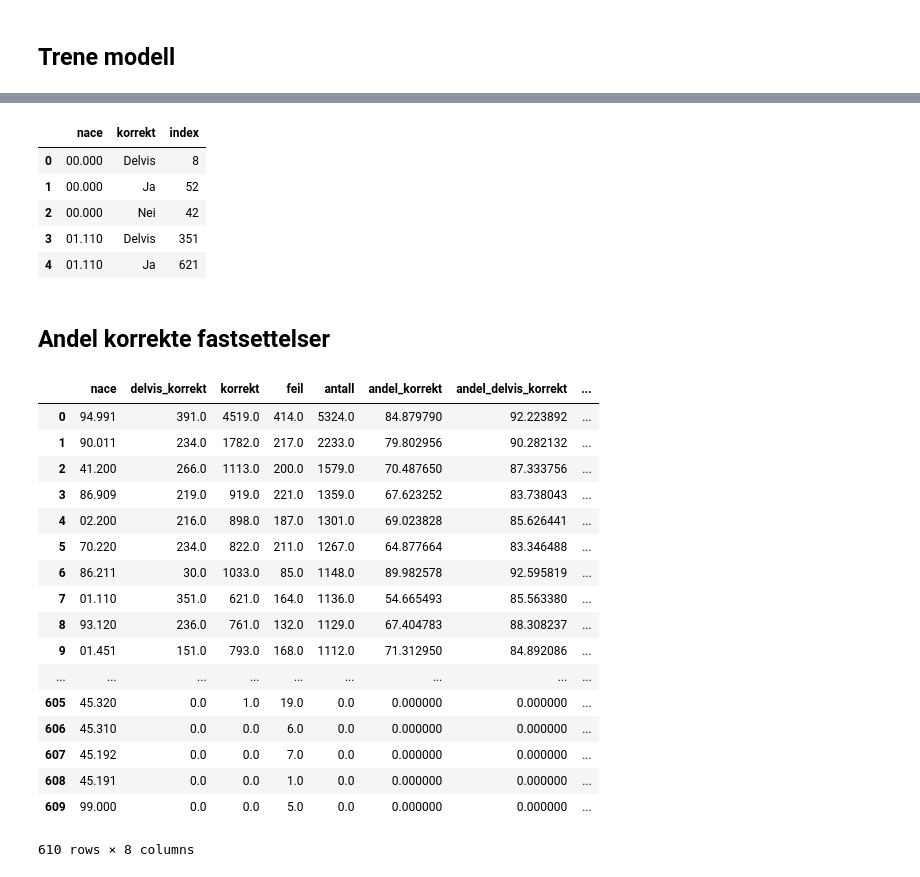
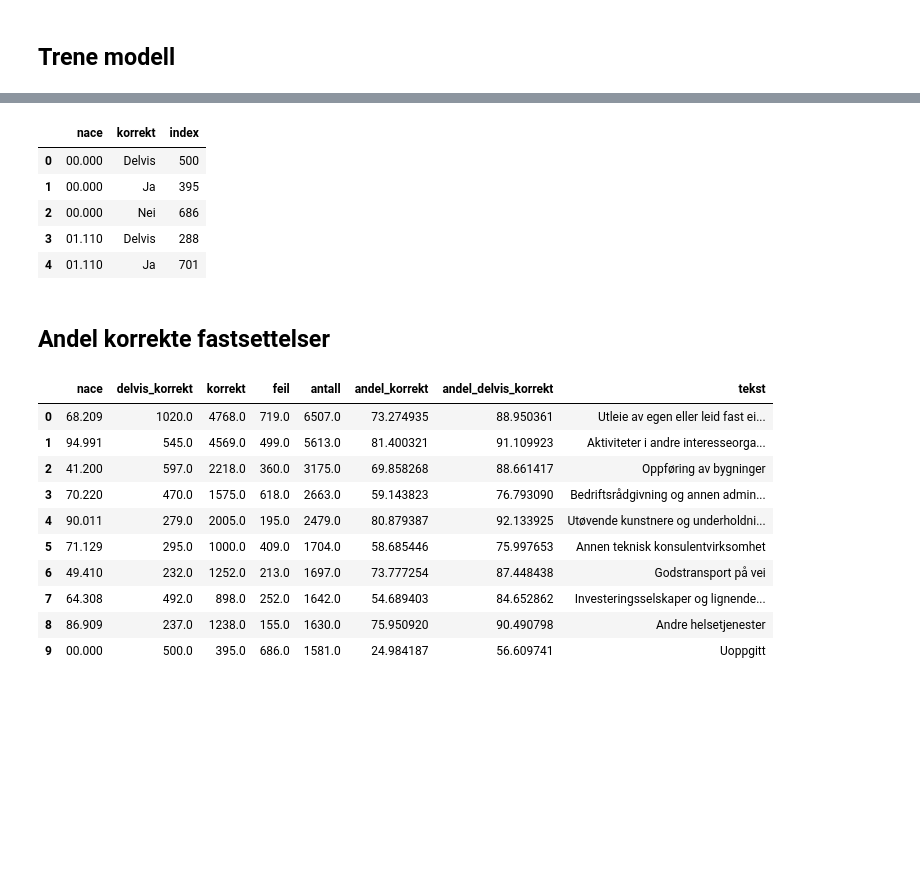
Before and after one commit to offentlig-ai/nace-predictor, a Jupyter notebook: notebooks/næringskoder.ipynb, the cells around one changed output, grey strips where cells are left out. Drawn from its saved outputs; the diff is of its cells as text; code cells hidden in the pictures; blank space fills up the shorter version.

```diff
--- a/notebooks/næringskoder.ipynb
+++ b/notebooks/næringskoder.ipynb
@@ -213,6 +196,6 @@ dir(fastText)
 # %%
 #export
-model.train_supervised(
+model = train_supervised(
     input = DATA_LOC + 'næringskoder_train.txt',
     wordNgrams = 3,
     label = '__label__',
@@ -260,3 +223,0 @@ R@1     0.615
-# %%
-tekst = validate.iloc[400][0]
-print(tekst)
@@ -282,28 +270,25 @@ predict_nace(model, tekst, 5)
 # %%
 pred_list=[]
-for index, row in validate.iterrows():
-    line = str(row[0])
+for index, row in enumerate(test.values):
+    nace = row[-6:]
+    line = row[:-16]
     length = len(line)
-    if (length > 5):
-        nace = line[-6:]
-        tekst = row[0][:length-16].replace('\n',' ')
-        length = len(line)
-        if (length > 0):
-            pred = predict_nace(model, tekst,3)
-            pred_1 = pred['nace'][0]['nace'][-7:-1]
-            pred_2 = pred['nace'][1]['nace'][-7:-1]
-            pred_3 = pred['nace'][2]['nace'][-7:-1]
+    if (length > 1):
+        pred = predict_nace(model, line,3)
+        pred_1 = pred['nace'][0]['nace'][-7:-1]
+        pred_2 = pred['nace'][1]['nace'][-7:-1]
+        pred_3 = pred['nace'][2]['nace'][-7:-1]
 
-            korrekt = 'Nei'
-            if pred_1 == nace:
-                korrekt = 'Ja'
+        korrekt = 'Nei'
+        if pred_1 == nace:
+            korrekt = 'Ja'
 
-            if nace in [pred_2,pred_3]:
-                korrekt = 'Delvis'
+        if nace in [pred_2,pred_3]:
+            korrekt = 'Delvis'
 
-            pred_list.append([index, nace, korrekt, pred_1, pred_2, pred_3,tekst])
+        pred_list.append([index, nace, korrekt, pred_1, pred_2, pred_3,line])
     else:
-        print(row[0])
+        print(row)
 
 pred = pd.DataFrame(pred_list)
 pred.columns=['index','nace','korrekt','pred_1','pred_2','pred_3','tekst']
@@ -326,11 +313,11 @@ resultat = pred[['index', 'nace','korrekt']].groupby(['nace','korrekt']).count()
 resultat.head()
 # %% [output]
 |  | nace | korrekt | index |
-| 0 | 00.000 | Delvis | 8 |
-| 1 | 00.000 | Ja | 52 |
-| 2 | 00.000 | Nei | 42 |
-| 3 | 01.110 | Delvis | 351 |
-| 4 | 01.110 | Ja | 621 |
+| 0 | 00.000 | Delvis | 500 |
+| 1 | 00.000 | Ja | 395 |
+| 2 | 00.000 | Nei | 686 |
+| 3 | 01.110 | Delvis | 288 |
+| 4 | 01.110 | Ja | 701 |
 # %%
 pv = pd.pivot_table(resultat, index='nace', columns='korrekt').reset_index()
 pv.columns = ['nace', 'delvis_korrekt','korrekt','feil']
@@ -342,26 +329,19 @@ pv.sort_values(by='antall', ascending = False, inplace=True)
 # %% [markdown]
 ## Andel korrekte fastsettelser
 # %%
-pd.merge(pv,nace_beskrivelse, how='left', on='nace' )
+pd.merge(pv,nace_beskrivelse, how='left', on='nace' ).head(10)
 # %% [output]
-|  | nace | delvis_korrekt | korrekt | feil | antall | andel_korrekt | andel_delvis_korrekt | ... |
-| 0 | 94.991 | 391.0 | 4519.0 | 414.0 | 5324.0 | 84.879790 | 92.223892 | ... |
-| 1 | 90.011 | 234.0 | 1782.0 | 217.0 | 2233.0 | 79.802956 | 90.282132 | ... |
-| 2 | 41.200 | 266.0 | 1113.0 | 200.0 | 1579.0 | 70.487650 | 87.333756 | ... |
-| 3 | 86.909 | 219.0 | 919.0 | 221.0 | 1359.0 | 67.623252 | 83.738043 | ... |
-| 4 | 02.200 | 216.0 | 898.0 | 187.0 | 1301.0 | 69.023828 | 85.626441 | ... |
-| 5 | 70.220 | 234.0 | 822.0 | 211.0 | 1267.0 | 64.877664 | 83.346488 | ... |
-| 6 | 86.211 | 30.0 | 1033.0 | 85.0 | 1148.0 | 89.982578 | 92.595819 | ... |
-| 7 | 01.110 | 351.0 | 621.0 | 164.0 | 1136.0 | 54.665493 | 85.563380 | ... |
-| 8 | 93.120 | 236.0 | 761.0 | 132.0 | 1129.0 | 67.404783 | 88.308237 | ... |
-| 9 | 01.451 | 151.0 | 793.0 | 168.0 | 1112.0 | 71.312950 | 84.892086 | ... |
-| ... | ... | ... | ... | ... | ... | ... | ... | ... |
-| 605 | 45.320 | 0.0 | 1.0 | 19.0 | 0.0 | 0.000000 | 0.000000 | ... |
-| 606 | 45.310 | 0.0 | 0.0 | 6.0 | 0.0 | 0.000000 | 0.000000 | ... |
-| 607 | 45.192 | 0.0 | 0.0 | 7.0 | 0.0 | 0.000000 | 0.000000 | ... |
-| 608 | 45.191 | 0.0 | 0.0 | 1.0 | 0.0 | 0.000000 | 0.000000 | ... |
-| 609 | 99.000 | 0.0 | 0.0 | 5.0 | 0.0 | 0.000000 | 0.000000 | ... |
+|  | nace | delvis_korrekt | korrekt | feil | antall | andel_korrekt | andel_delvis_korrekt | tekst |
+| 0 | 68.209 | 1020.0 | 4768.0 | 719.0 | 6507.0 | 73.274935 | 88.950361 | Utleie av egen eller leid fast ei... |
+| 1 | 94.991 | 545.0 | 4569.0 | 499.0 | 5613.0 | 81.400321 | 91.109923 | Aktiviteter i andre interesseorga... |
+| 2 | 41.200 | 597.0 | 2218.0 | 360.0 | 3175.0 | 69.858268 | 88.661417 | Oppføring av bygninger |
+| 3 | 70.220 | 470.0 | 1575.0 | 618.0 | 2663.0 | 59.143823 | 76.793090 | Bedriftsrådgivning og annen admin... |
+| 4 | 90.011 | 279.0 | 2005.0 | 195.0 | 2479.0 | 80.879387 | 92.133925 | Utøvende kunstnere og underholdni... |
+| 5 | 71.129 | 295.0 | 1000.0 | 409.0 | 1704.0 | 58.685446 | 75.997653 | Annen teknisk konsulentvirksomhet |
+| 6 | 49.410 | 232.0 | 1252.0 | 213.0 | 1697.0 | 73.777254 | 87.448438 | Godstransport på vei |
+| 7 | 64.308 | 492.0 | 898.0 | 252.0 | 1642.0 | 54.689403 | 84.652862 | Investeringsselskaper og lignende... |
+| 8 | 86.909 | 237.0 | 1238.0 | 155.0 | 1630.0 | 75.950920 | 90.490798 | Andre helsetjenester |
+| 9 | 00.000 | 500.0 | 395.0 | 686.0 | 1581.0 | 24.984187 | 56.609741 | Uoppgitt |
-610 rows × 8 columns
 # %%
 import pdvega
 pv.vgplot.scatter(x='antall', y='andel_korrekt')
```
Also changed, not shown: parts of 27 cells of this notebook, 3 other files.
